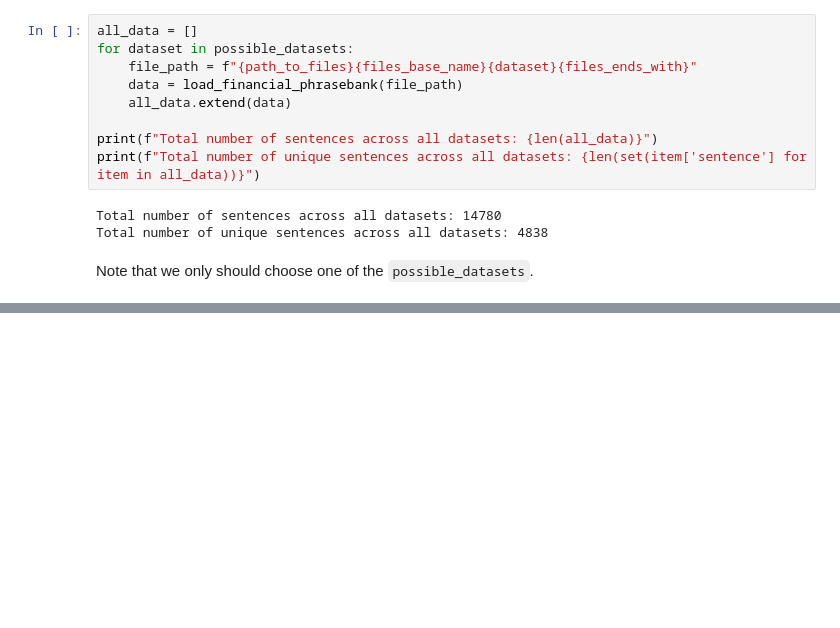
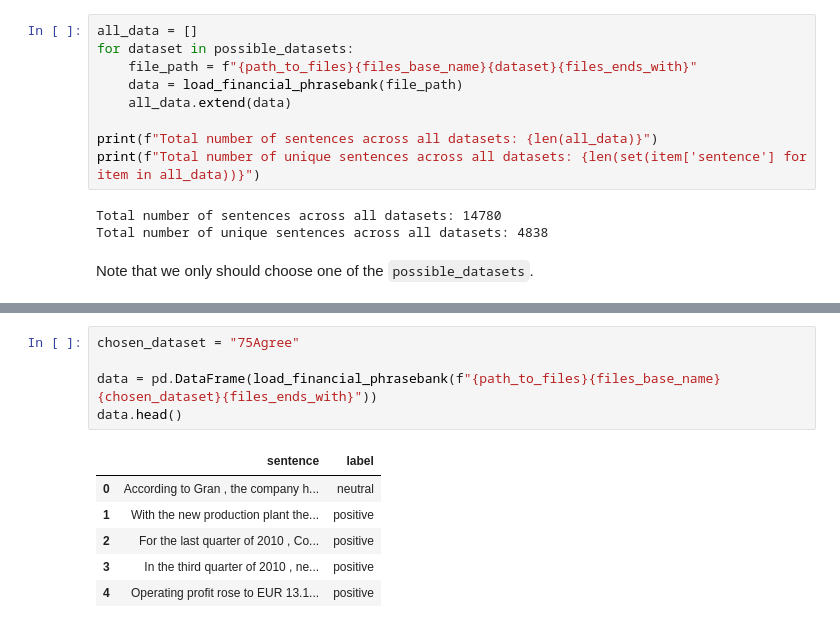
Before and after one commit to Hugoverissimo21/finphrasebank-sentiment, a Jupyter notebook: data EDA.ipynb, the cells around one changed output, grey strips where cells are left out. Drawn from its saved outputs; the diff is of its cells as text; blank space fills up the shorter version.

```diff
--- a/data EDA.ipynb
+++ b/data EDA.ipynb
@@ -121,0 +75,12 @@ Note that we only should choose one of the `possible_datasets`.
+# %%
+chosen_dataset = "75Agree"
+
+data = pd.DataFrame(load_financial_phrasebank(f"{path_to_files}{files_base_name}{chosen_dataset}{files_ends_with}"))
+data.head()
+# %% [output]
+|  | sentence | label |
+| 0 | According to Gran , the company h... | neutral |
+| 1 | With the new production plant the... | positive |
+| 2 | For the last quarter of 2010 , Co... | positive |
+| 3 | In the third quarter of 2010 , ne... | positive |
+| 4 | Operating profit rose to EUR 13.1... | positive |
```
Also changed, not shown: parts of 9 cells of this notebook.
